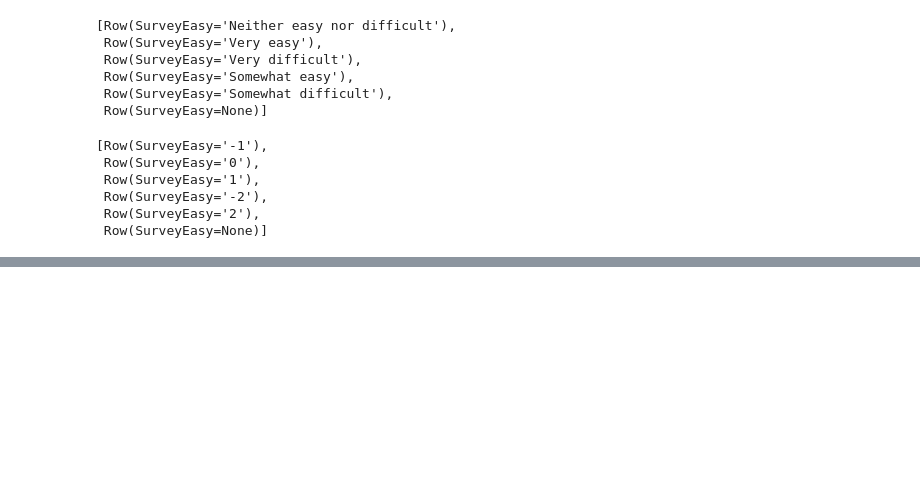
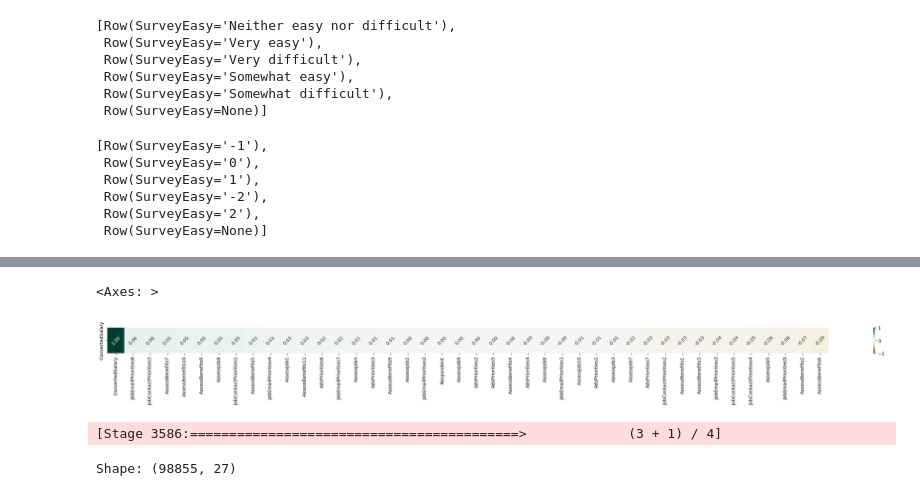
Before and after one commit to chacachiene/StackOverFlowSurvey, a Jupyter notebook: StackOverFlowSurvey.ipynb, the cells around one changed output, grey strips where cells are left out. Cells and saved outputs as stored; diff of their text form; code cells hidden in the pictures; blank space fills up the shorter version.

```diff
--- a/StackOverFlowSurvey.ipynb
+++ b/StackOverFlowSurvey.ipynb
@@ -257,7 +259,7 @@ def shape(df):
     # Print the shape
     print(f"Shape: ({num_rows}, {num_columns})")
 # %%
-df_num = df_cleaned.select('AssessJob1', 'AssessJob2', 'AssessJob3', 'AssessJob4', 'AssessJob5', 'AssessJob6', 'AssessJob7', 'AssessJob8', 'AssessJob9',
+df_num = df_cleaned.select('Respondent','AssessJob1', 'AssessJob2', 'AssessJob3', 'AssessJob4', 'AssessJob5', 'AssessJob6', 'AssessJob7', 'AssessJob8', 'AssessJob9',
                     'AssessJob10', 'AssessBenefits1', 'AssessBenefits2', 'AssessBenefits3', 'AssessBenefits4', 'AssessBenefits5', 'AssessBenefits6',
                     'AssessBenefits7', 'AssessBenefits8', 'AssessBenefits9', 'AssessBenefits10', 'AssessBenefits11', 'JobContactPriorities1',
                     'JobContactPriorities2', 'JobContactPriorities3', 'JobContactPriorities4', 'JobContactPriorities5', 'JobEmailPriorities1',
@@ -1248,0 +1295,18 @@ TypeError: DataFrame.corr() missing 1 required positional argument: 'col2'
+# %%
+### Number data
+pd_df_num = df_num.toPandas()
+fig, ax = plt.subplots(figsize=(35,1))
+corr1 = pd_df_num.corr('pearson')[['ConvertedSalary']].sort_values(by='ConvertedSalary', ascending=False)
+sns.heatmap(corr1.T, ax=ax, annot=True, cmap='BrBG', fmt=".2f", vmin=-1, vmax=1, annot_kws={'rotation': 45})
+# %% [output]
+<Axes: >
+[figure, added]
+# %%
+df_num_real = df_num.drop('JobEmailPriorities1','JobEmailPriorities2',
+         'AdsPriorities1','AdsPriorities2','AdsPriorities3','AdsPriorities4','AdsPriorities5',
+         'AssessJob2','AssessJob3','AssessJob4','AssessJob6','AssessJob9',
+         'AssessJob10', 'AssessBenefits4','AssessBenefits9')
+shape(df_num_real)
+# %% [output]
+[Stage 3586:==========================================>             (3 + 1) / 4]
+Shape: (98855, 27)
```
Also changed, not shown: parts of 42 cells of this notebook.
